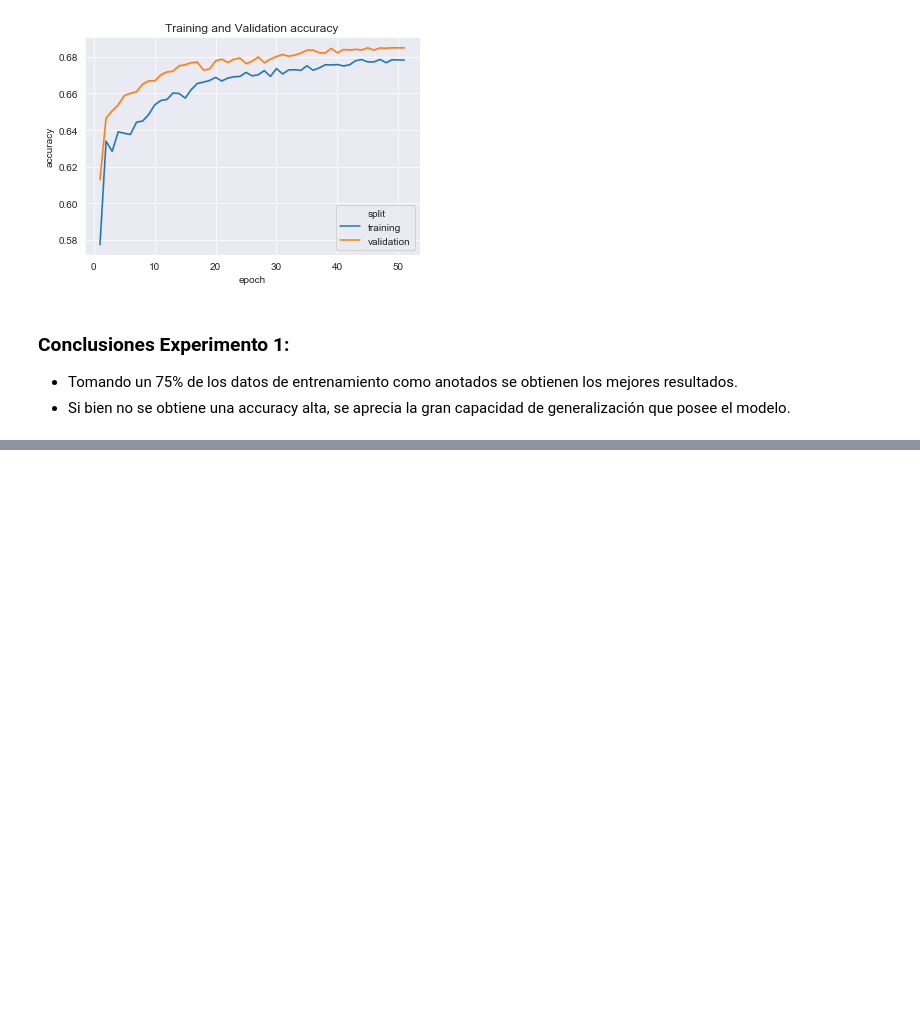
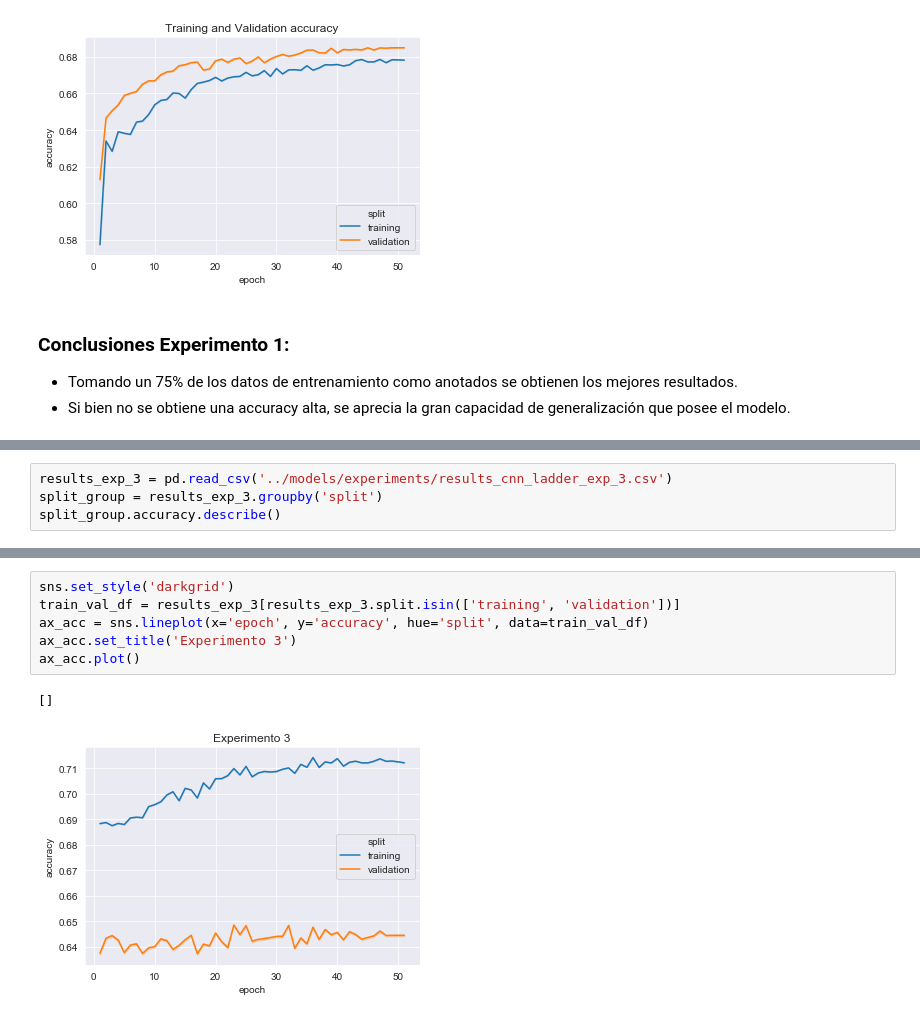
Before and after one commit to emikokic/thesis, a Jupyter notebook: notebooks/experiment_results_cnn_ladder.ipynb, the cells around one changed output, grey strips where cells are left out. Cells and saved outputs as stored; diff of their text form; blank space fills up the shorter version.

```diff
--- a/notebooks/experiment_results_cnn_ladder.ipynb
+++ b/notebooks/experiment_results_cnn_ladder.ipynb
@@ -205,0 +263,4 @@ Datos:
+# %%
+results_exp_3 = pd.read_csv('../models/experiments/results_cnn_ladder_exp_3.csv')
+split_group = results_exp_3.groupby('split')
+split_group.accuracy.describe()
@@ -205,0 +273,9 @@ Datos:
+# %%
+sns.set_style('darkgrid')
+train_val_df = results_exp_3[results_exp_3.split.isin(['training', 'validation'])]
+ax_acc = sns.lineplot(x='epoch', y='accuracy', hue='split', data=train_val_df)
+ax_acc.set_title('Experimento 3')
+ax_acc.plot()
+# %% [output]
+[]
+[figure, added]
```
Also changed, not shown: parts of 15 cells of this notebook, 2 other files.
